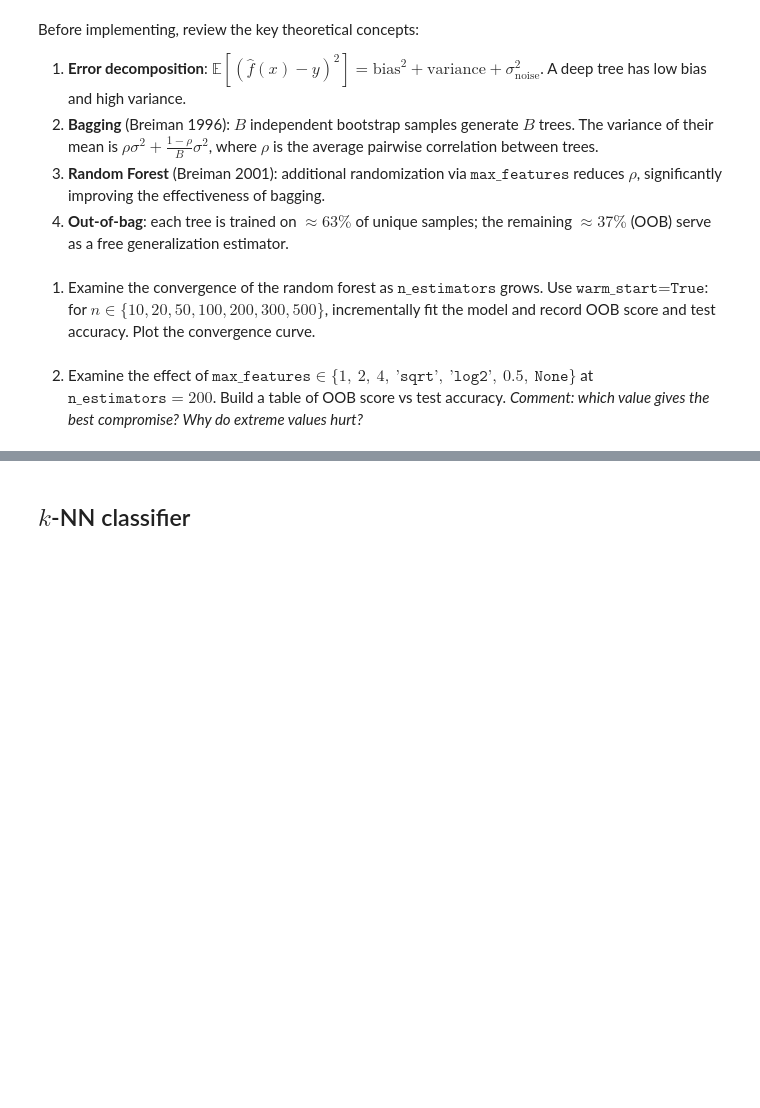
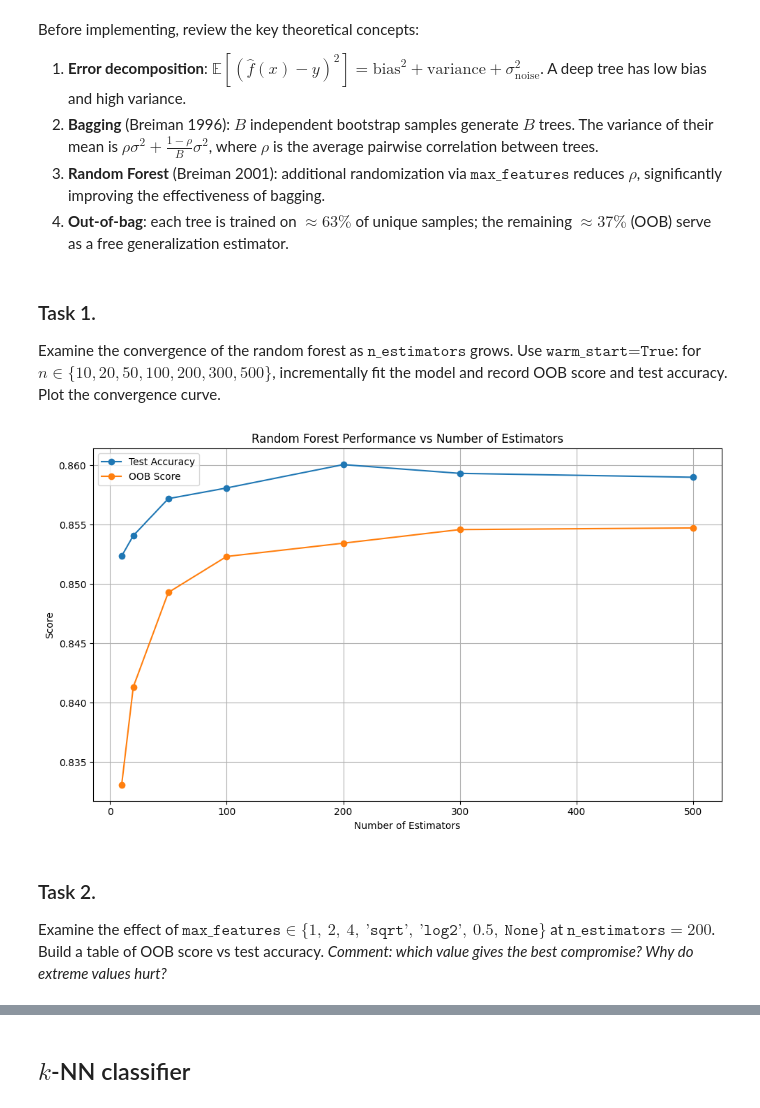
Before and after one commit to closetcaiman/de, a Jupyter notebook: lab2/lab2.ipynb, the cells around one changed output, grey strips where cells are left out. Cells and saved outputs as stored; diff of their text form; code cells hidden in the pictures; blank space fills up the shorter version.

```diff
--- a/lab2/lab2.ipynb
+++ b/lab2/lab2.ipynb
@@ -673,4 +684,6 @@ Before implementing, review the key theoretical concepts:
 3. **Random Forest** (Breiman 2001): additional randomization via $\texttt{max\_features}$ reduces $\rho$, significantly improving the effectiveness of bagging.
 4. **Out-of-bag**: each tree is trained on ${\approx}63\%$ of unique samples; the remaining ${\approx}37\%$ (OOB) serve as a free generalization estimator.
 # %% [markdown]
-1. Examine the convergence of the random forest as $\texttt{n\_estimators}$ grows. Use $\texttt{warm\_start=True}$: for $n \in \{10, 20, 50, 100, 200, 300, 500\}$, incrementally fit the model and record OOB score and test accuracy. Plot the convergence curve.
+### Task 1.
+
+Examine the convergence of the random forest as $\texttt{n\_estimators}$ grows. Use $\texttt{warm\_start=True}$: for $n \in \{10, 20, 50, 100, 200, 300, 500\}$, incrementally fit the model and record OOB score and test accuracy. Plot the convergence curve.
@@ -677,2 +718,27 @@ Before implementing, review the key theoretical concepts:
+# %%
+plt.figure(figsize=(10, 6))
+plt.plot(
+    [r["n_estimators"] for r in rf_results],
+    [r["test_acc"] for r in rf_results],
+    marker="o",
+    label="Test Accuracy",
+)
+plt.plot(
+    [r["n_estimators"] for r in rf_results],
+    [r["oob_score"] for r in rf_results],
+    marker="o",
+    label="OOB Score",
+)
+plt.xlabel("Number of Estimators")
+plt.ylabel("Score")
+plt.title("Random Forest Performance vs Number of Estimators")
+plt.legend(["Test Accuracy", "OOB Score"])
+plt.grid()
+plt.tight_layout()
+plt.show()
+# %% [output]
+[figure, added]
 # %% [markdown]
-2. Examine the effect of $\texttt{max\_features} \in \{1,\ 2,\ 4,\ \texttt{'sqrt'},\ \texttt{'log2'},\ 0.5,\ \texttt{None}\}$ at $\texttt{n\_estimators}=200$. Build a table of OOB score vs test accuracy. _Comment: which value gives the best compromise? Why do extreme values hurt?_
+### Task 2.
+
+Examine the effect of $\texttt{max\_features} \in \{1,\ 2,\ 4,\ \texttt{'sqrt'},\ \texttt{'log2'},\ 0.5,\ \texttt{None}\}$ at $\texttt{n\_estimators}=200$. Build a table of OOB score vs test accuracy. _Comment: which value gives the best compromise? Why do extreme values hurt?_
```
Also changed, not shown: parts of 34 cells of this notebook.
